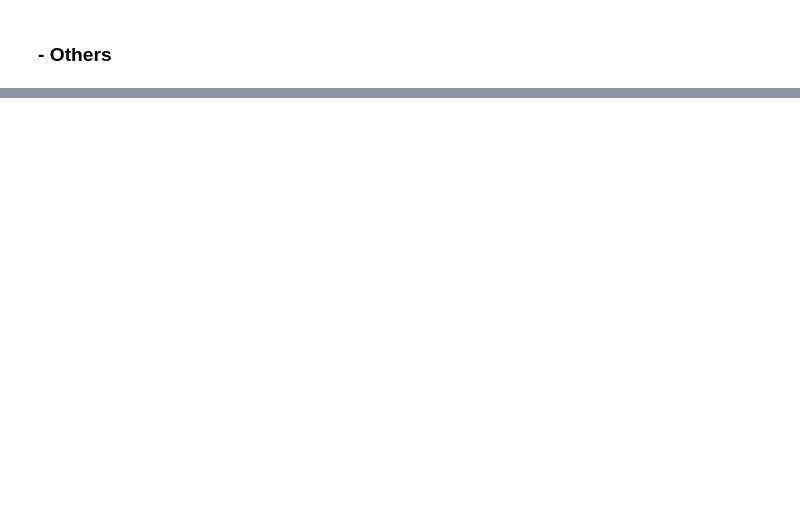
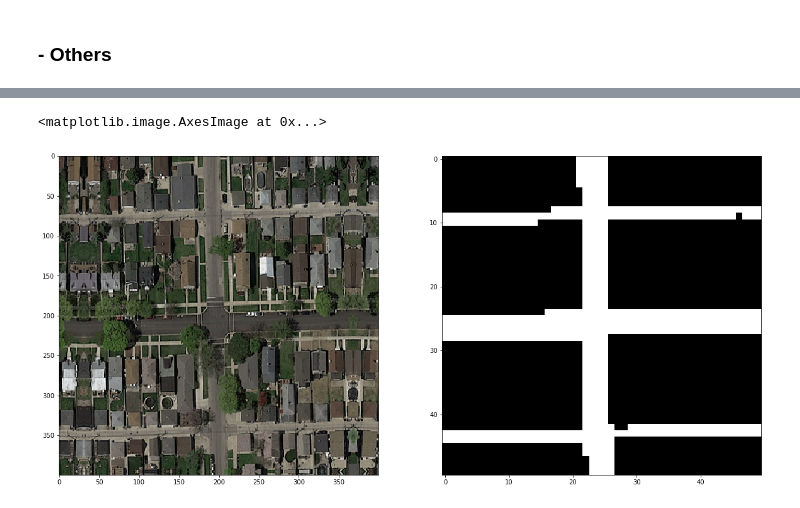
Before and after one commit to NiccoloSacchi/road-segmentation, a Jupyter notebook: scripts/segment_aerial_images_cnn_nic_2.ipynb, the cells around one changed output, grey strips where cells are left out. Drawn from its saved outputs; the diff is of its cells as text; code cells hidden in the pictures; blank space fills up the shorter version.

```diff
--- a/scripts/segment_aerial_images_cnn_nic_2.ipynb
+++ b/scripts/segment_aerial_images_cnn_nic_2.ipynb
@@ -15,7 +17,7 @@ The goal here is to use the CNN to reduce the size of the input image to obtain
 ### - Load data
 # %%
 # Loaded a set of images
-n = 2
+n = 10
 
 imgs, gt_imgs = load_images(n)
 imgs[0].shape, gt_imgs[0].shape
@@ -157,0 +223,12 @@ debugger.set_trace() # put this line as a breakpoint
+# %%
+from cnn_models import image_generators, combine_generators
+j = 0
+x_batches = []
+y_batches = []
+generator_rot90k, generator_rot360 = image_generators(X[:1], Y[:1], batch_size = 4)
+for x, y in combine_generators(generator_rot90k, generator_rot360, prob_gen1=0.8):
+    j += 1
+    if j > 20:
+        break
+    x_batches.append(x)
+    y_batches.append(y)
@@ -157,0 +253,12 @@ debugger.set_trace() # put this line as a breakpoint
+# %%
+b = 0
+# %%
+i = 0
+b += 1
+fig, axs = plt.subplots(1, 2)
+fig.set_size_inches((20, 10))
+axs[0].imshow(x_batches[b][i], cmap='gray')
+axs[1].imshow(y_batches[b][i][:, :, 1], cmap='gray')
+# %% [output]
+<matplotlib.image.AxesImage at 0x...>
+[figure, added]
```
Also changed, not shown: parts of 20 cells of this notebook, 24 other files.
